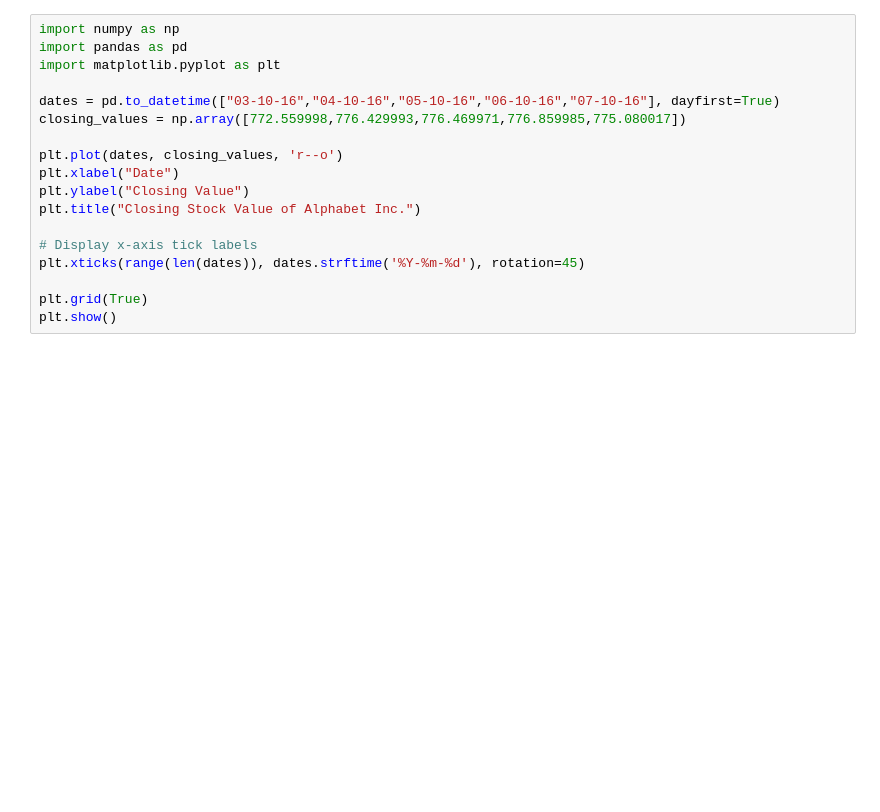
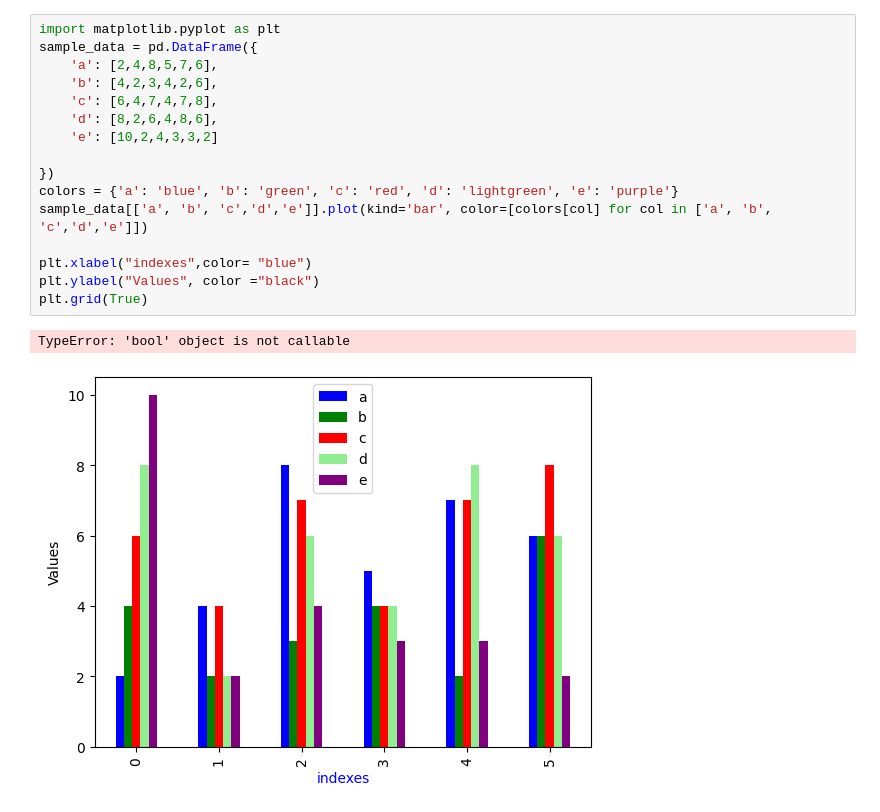
Before and after one commit to moalbait/Data, a Jupyter notebook: myenv/assignment_2_Data_V.ipynb, the cells around one changed output. Saved outputs shown, nothing was run; the diff lists cells and outputs as text; blank space fills up the shorter version.

Commit message:
Update notebook: add robust bar plot cell; add plotting script and output

```diff
--- a/myenv/assignment_2_Data_V.ipynb
+++ b/myenv/assignment_2_Data_V.ipynb
@@ -43,18 +47,19 @@ plt.show()
-# %%
-import numpy as np
-import pandas as pd
-import matplotlib.pyplot as plt
-
-dates = pd.to_datetime(["03-10-16","04-10-16","05-10-16","06-10-16","07-10-16"], dayfirst=True)
-closing_values = np.array([772.559998,776.429993,776.469971,776.859985,775.080017])
-
-plt.plot(dates, closing_values, 'r--o')
-plt.xlabel("Date")
-plt.ylabel("Closing Value")
-plt.title("Closing Stock Value of Alphabet Inc.")
-
-# Display x-axis tick labels
-plt.xticks(range(len(dates)), dates.strftime('%Y-%m-%d'), rotation=45)
-
-plt.grid(True)
-plt.show()
+# %%
+import matplotlib.pyplot as plt
+sample_data = pd.DataFrame({
+    'a': [2,4,8,5,7,6],
+    'b': [4,2,3,4,2,6],
+    'c': [6,4,7,4,7,8],
+    'd': [8,2,6,4,8,6],
+    'e': [10,2,4,3,3,2]
+
+})
+colors = {'a': 'blue', 'b': 'green', 'c': 'red', 'd': 'lightgreen', 'e': 'purple'}
+sample_data[['a', 'b', 'c','d','e']].plot(kind='bar', color=[colors[col] for col in ['a', 'b', 'c','d','e']])
+
+plt.xlabel("indexes",color= "blue")
+plt.ylabel("Values", color ="black")
+plt.grid(True)
+# %% [output]
+TypeError: 'bool' object is not callable
+[figure, added]
```
Also changed, not shown: parts of 4 cells of this notebook.
